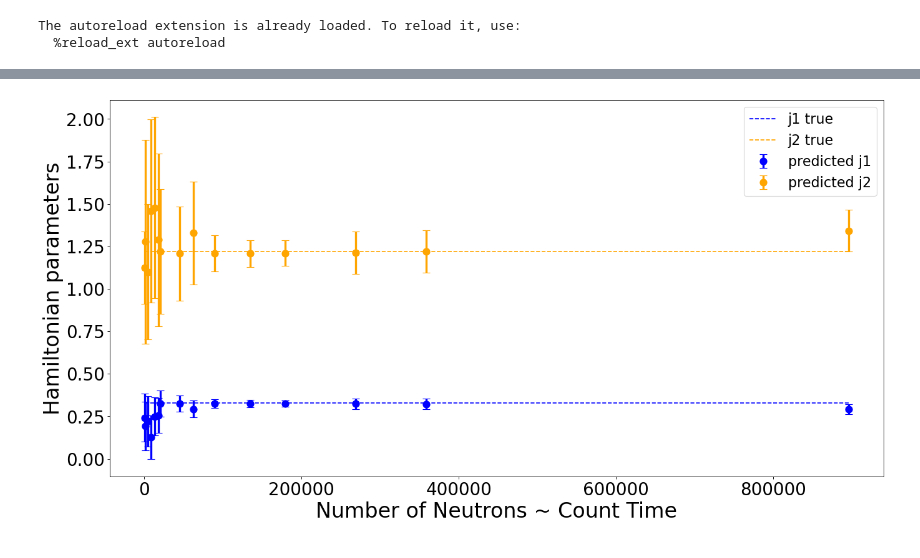
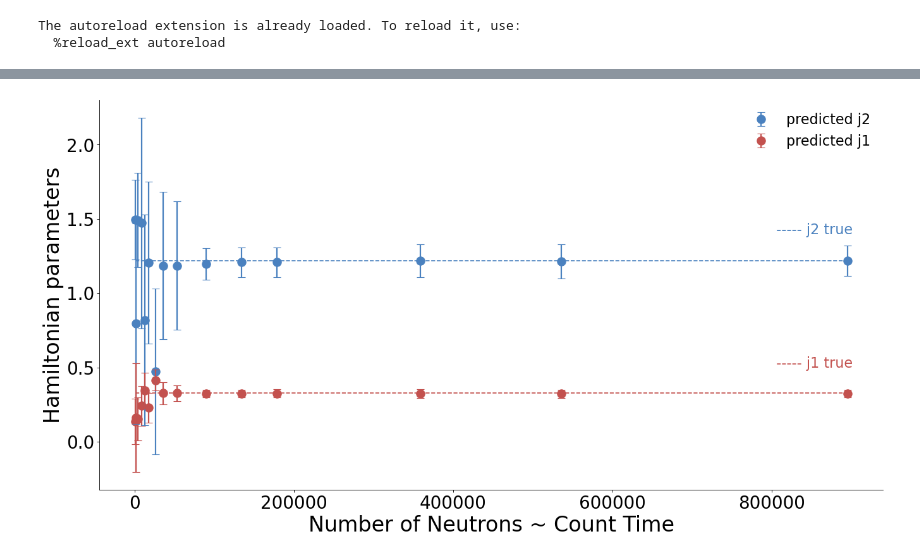
Before and after one commit to slaclab/neural-representation-sqw, a Jupyter notebook: src/simulate_low_counting.ipynb, the cells around one changed output, grey strips where cells are left out. Drawn from its saved outputs; the diff is of its cells as text; code cells hidden in the pictures.

Commit message:
update figures in notebooks

```diff
--- a/src/simulate_low_counting.ipynb
+++ b/src/simulate_low_counting.ipynb
@@ -5,8 +5,10 @@ from utils import *
 from tqdm.notebook import tqdm
 import pandas as pd
 import os
+import scienceplots
+seed = 1
 
-seed = 47
+plt.rcParams.update(plt.rcParamsDefault)
 
 tf.random.set_seed(seed)
 np.random.seed(seed)
@@ -83,0 +97,4 @@ np.save('mc_simulations_2', mc_simulations)
+# %%
+preds = np.load('predictions_low_count_3.npy')
+num_neutrons = np.load('neutrons_low_count_3.npy')
+mc_simulations = np.load('mc_simulations_3.npy',allow_pickle = True)
@@ -84,17 +162,26 @@ np.save('mc_simulations_2', mc_simulations)
 # %%
 from matplotlib.pyplot import figure
+plt.rcParams['font.size'] = 15
+plt.rcParams['legend.fontsize'] = 20
 
 figure(figsize=(20, 10), dpi=80)
 
-plt.errorbar(num_neutrons, np.median(preds[:,:,0],axis=1), np.std(preds[:,:,0],axis=1), fmt = 'o', ms = 10, elinewidth=3, capsize=5, barsabove=True, label = 'predicted j1', color = 'blue')
-plt.errorbar(num_neutrons, np.median(preds[:,:,1],axis=1), np.std(preds[:,:,1],axis=1), fmt = 'o', ms = 10, elinewidth=3, capsize=5, barsabove=True, label = 'predicted j2', color = 'orange')
-plt.plot(num_neutrons, 0.328*np.ones(num_neutrons.shape), "--", label = 'j1 true', color = 'blue')
-plt.plot(num_neutrons, 1.2198*np.ones(num_neutrons.shape), "--", label = 'j2 true',  color = 'orange')
+plt.errorbar(num_neutrons, np.median(preds[:,:,1],axis=1), np.std(preds[:,:,1],axis=1), fmt = 'o', ms = 12, elinewidth=2, capsize=5, barsabove=True, label = 'predicted j2', color = '#4A81BF')
+plt.errorbar(num_neutrons, np.median(preds[:,:,0],axis=1), np.std(preds[:,:,0],axis=1), fmt = 'o', ms = 12, elinewidth=2, capsize=5, barsabove=True, label = 'predicted j1', color = '#C3514E')
+plt.plot(num_neutrons, 0.328*np.ones(num_neutrons.shape), "--", color = '#C3514E')
+plt.plot(num_neutrons, 1.2198*np.ones(num_neutrons.shape), "--", color = '#4A81BF')
 plt.xticks(fontsize = 25)
 plt.yticks(fontsize = 25)
+plt.gca().spines['top'].set_visible(False)
+plt.gca().spines['right'].set_visible(False)
 plt.xlabel('Number of Neutrons ~ Count Time', fontsize = 30)
 plt.ylabel('Hamiltonian parameters', fontsize = 30)
-plt.legend(fontsize=20)
+plt.legend(fontsize=20, frameon=False)
+plt.annotate(' ----- j1 true', (800000,0.5), fontsize = 20, color='#C3514E')
+plt.annotate(' ----- j2 true', (800000,1.4), fontsize = 20, color='#4A81BF')
+#plt.axvspan(83000, 950000, color = 'gold', alpha = 0.1, zorder = 0)  #vertical shading
+#plt.axvline(83000, color = 'gold', alpha = 0.1)  #vertical line
+plt.savefig('destination_path.eps', format='eps')
 plt.show()
 # %% [output]
-[figure, old version]
+[figure, new version]
```
Also changed, not shown: parts of 7 cells of this notebook, 9 other files.
